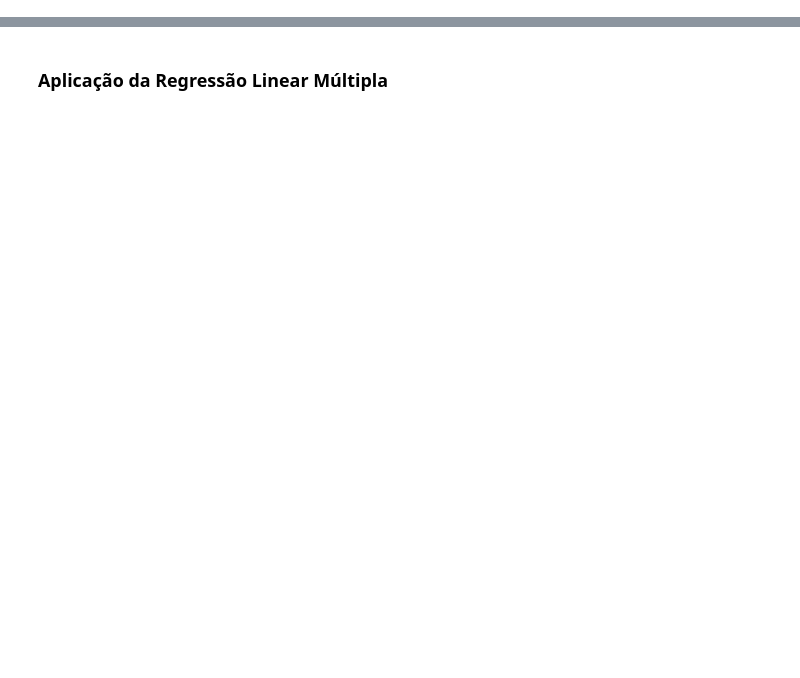
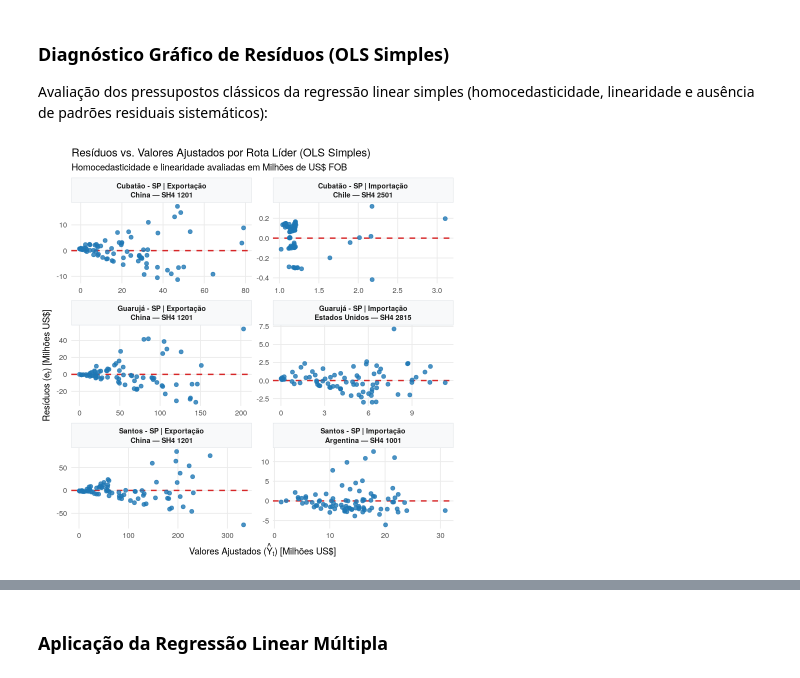
Before and after one commit to flaalevia15-gif/comex-aprendizado-estatistico_R, a Jupyter notebook: notebooks/04_regressao_linear.ipynb, the cells around one changed output, grey strips where cells are left out. Cells and saved outputs as stored; diff of their text form; code cells hidden in the pictures; blank space fills up the shorter version.

```diff
--- a/notebooks/04_regressao_linear.ipynb
+++ b/notebooks/04_regressao_linear.ipynb
@@ -154,0 +119,12 @@ $$Volume_t = \beta_0 + \beta_{tempo} \cdot t + \sum_{m=2}^{12} \gamma_m \cdot D_
+# %% [markdown]
+### Diagnóstico Gráfico de Resíduos (OLS Simples)
+
+Avaliação dos pressupostos clássicos da regressão linear simples (homocedasticidade, linearidade e ausência de padrões residuais sistemáticos):
+# %%
+# Extração e consolidação dos resíduos
+df_diag_simples <- obter_dados_diagnostico_rotas(regressao_simples)
+
+# Painel: Resíduos vs. Valores Ajustados
+plotar_todos_residuos_vs_ajustados(df_diag_simples)
+# %% [output]
+[figure, added]
```
Also changed, not shown: parts of 28 cells of this notebook, 10 other files.
